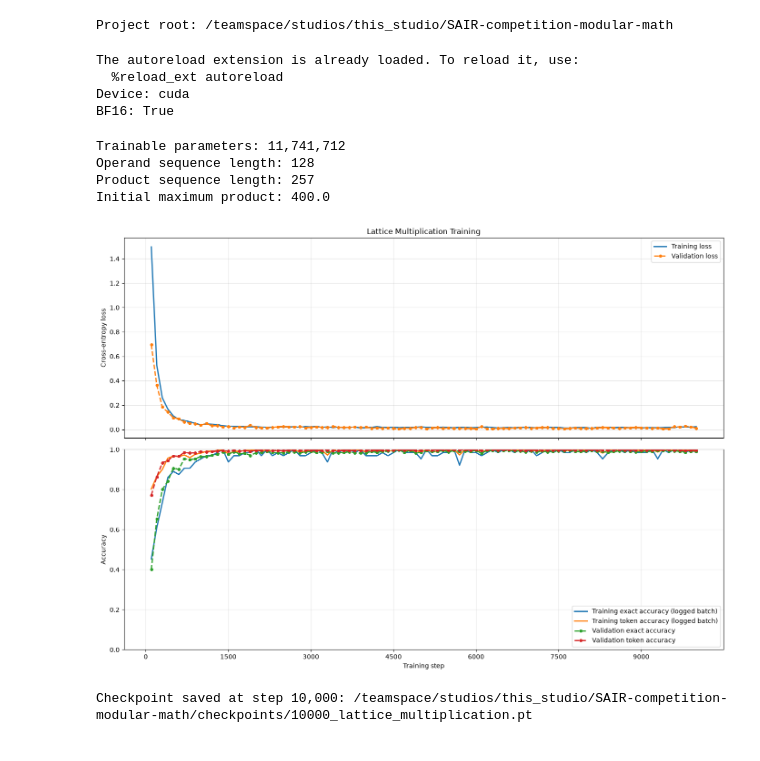
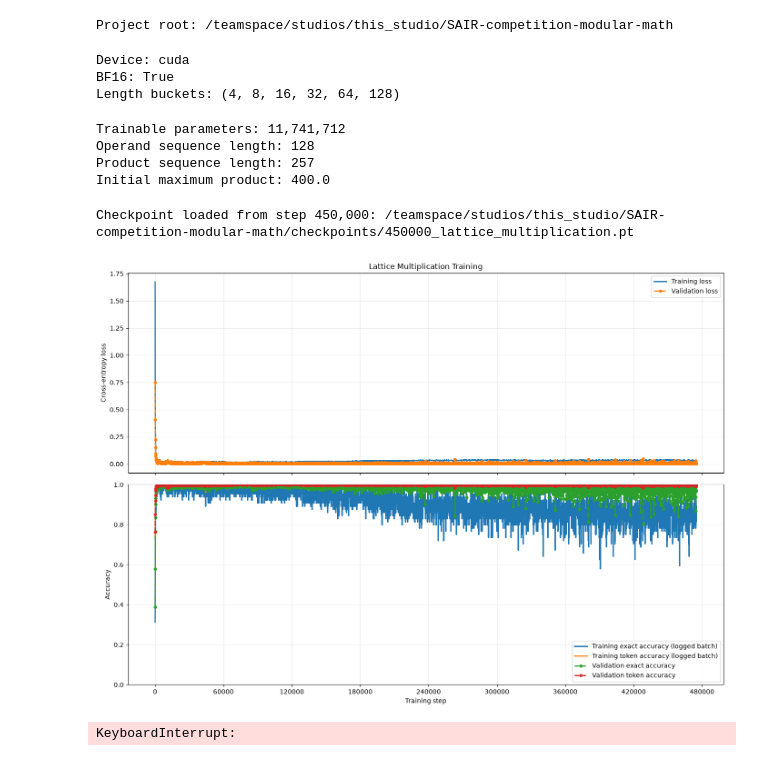
Before and after one commit to he-man-david/SAIR-competition-modular-math, a Jupyter notebook: models/lattice_multiplication_transformer/lattice_multiplication_experiment.ipynb, the cells around one changed output. Cells and saved outputs as stored; diff of their text form; code cells hidden in the pictures.

```diff
--- a/models/lattice_multiplication_transformer/lattice_multiplication_experiment.ipynb
+++ b/models/lattice_multiplication_transformer/lattice_multiplication_experiment.ipynb
@@ -49,6 +46,15 @@ device = torch.device(
 batch_size = 64
 max_seq_len = 128
 
+length_buckets = (
+    4,
+    8,
+    16,
+    32,
+    64,
+    128,
+)
+
 d_model = 256
 rows_per_step = 16
 nhead = 4
@@ -77,7 +83,7 @@ validation_lookahead_steps = 100
 plot_interval = 100
 
 checkpoint_name = "lattice_multiplication.pt"
-checkpoint_interval = 10_000
+checkpoint_interval = 50_000
 
 use_bf16 = (
     device.type == "cuda"
@@ -85,17 +91,15 @@ use_bf16 = (
 )
 
 if device.type == "cuda":
-    torch.set_float32_matmul_precision(
-        "high"
-    )
+    torch.set_float32_matmul_precision("high")
 
 print("Device:", device)
 print("BF16:", use_bf16)
+print("Length buckets:", length_buckets)
 # %% [output]
-The autoreload extension is already loaded. To reload it, use:
-  %reload_ext autoreload
 Device: cuda
 BF16: True
+Length buckets: (4, 8, 16, 32, 64, 128)
 # %%
 tokenizer = DigitTokenizer()
 
@@ -106,17 +110,11 @@ data_stream = MultiplicationDataStream(
     tokenizer=tokenizer,
     batch_size=batch_size,
     max_seq_len=max_seq_len,
-    initial_max_product_value=(
-        initial_max_product_value
-    ),
+    initial_max_product_value=initial_max_product_value,
     product_growth_rate=product_growth_rate,
     rehearsal_fraction=rehearsal_fraction,
-    rehearsal_max_product_value=(
-        rehearsal_max_product_value
-    ),
-    zero_sample_probability=(
-        zero_sample_probability
-    ),
+    rehearsal_max_product_value=rehearsal_max_product_value,
+    zero_sample_probability=zero_sample_probability,
     seed=42,
 )
 
@@ -170,43 +168,56 @@ Operand sequence length: 128
 Product sequence length: 257
 Initial maximum product: 400.0
 # %%
-# checkpoint_file_name = (
-#     "10000_lattice_multiplication.pt"
+checkpoint_file_name = (
+    "450000_lattice_multiplication.pt"
+)
+
+load_checkpoint(
+    file_name=checkpoint_file_name,
+    model=model,
+    optimizer=optimizer,
+    data_stream=data_stream,
+    training_history=training_history,
+    device=device,
+)
+
+# data_stream = MultiplicationDataStream(
+#     tokenizer=tokenizer,
+#     batch_size=batch_size,
+#     max_seq_len=max_seq_len,
+#     initial_max_product_value=14511272255630367260672,
+#     product_growth_rate=0.0,
+#     rehearsal_fraction=rehearsal_fraction,
+#     rehearsal_max_product_value=rehearsal_max_product_value,
+#     zero_sample_probability=zero_sample_probability,
+#     seed=42,
 # )
-
-# load_checkpoint(
-#     file_name=checkpoint_file_name,
-#     model=model,
-#     optimizer=optimizer,
-#     data_stream=data_stream,
-#     training_history=training_history,
-#     device=device,
-# )
+# %% [output]
+Checkpoint loaded from step 450,000: /teamspace/studios/this_studio/SAIR-competition-modular-math/checkpoints/450000_lattice_multiplication.pt
 # %%
 train_model(
     model=model,
     data_stream=data_stream,
     optimizer=optimizer,
     loss_function=loss_function,
     tokenizer=tokenizer,
     device=device,
     training_history=training_history,
-    steps=5_000,
+    steps=40_000,
     log_interval=log_interval,
     validation_interval=validation_interval,
     validation_steps=validation_steps,
-    validation_lookahead_steps=(
-        validation_lookahead_steps
-    ),
+    validation_lookahead_steps=validation_lookahead_steps,
     plot_interval=plot_interval,
     checkpoint_name=checkpoint_name,
     checkpoint_interval=checkpoint_interval,
     gradient_clip_norm=gradient_clip_norm,
+    length_buckets=length_buckets,
     use_bf16=use_bf16,
 )
 # %% [output]
-[figure, old version]
+[figure, new version]
-Checkpoint saved at step 10,000: /teamspace/studios/this_studio/SAIR-competition-modular-math/checkpoints/10000_lattice_multiplication.pt
+KeyboardInterrupt:
 # %%
 # checkpoint_file_name = (
 #     "my_lattice_multiplication_checkpoint.pt"
```
Also changed, not shown: parts of 2 cells of this notebook, 2 other files.
